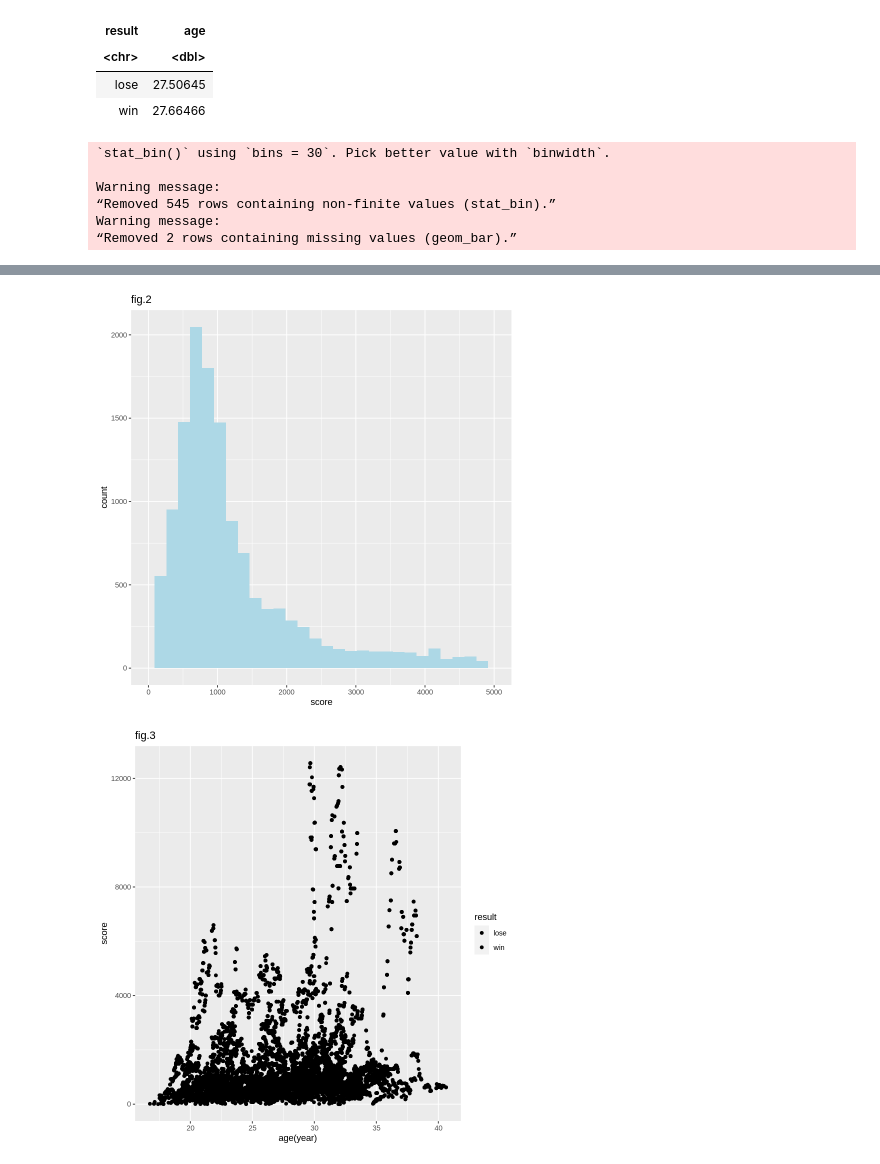
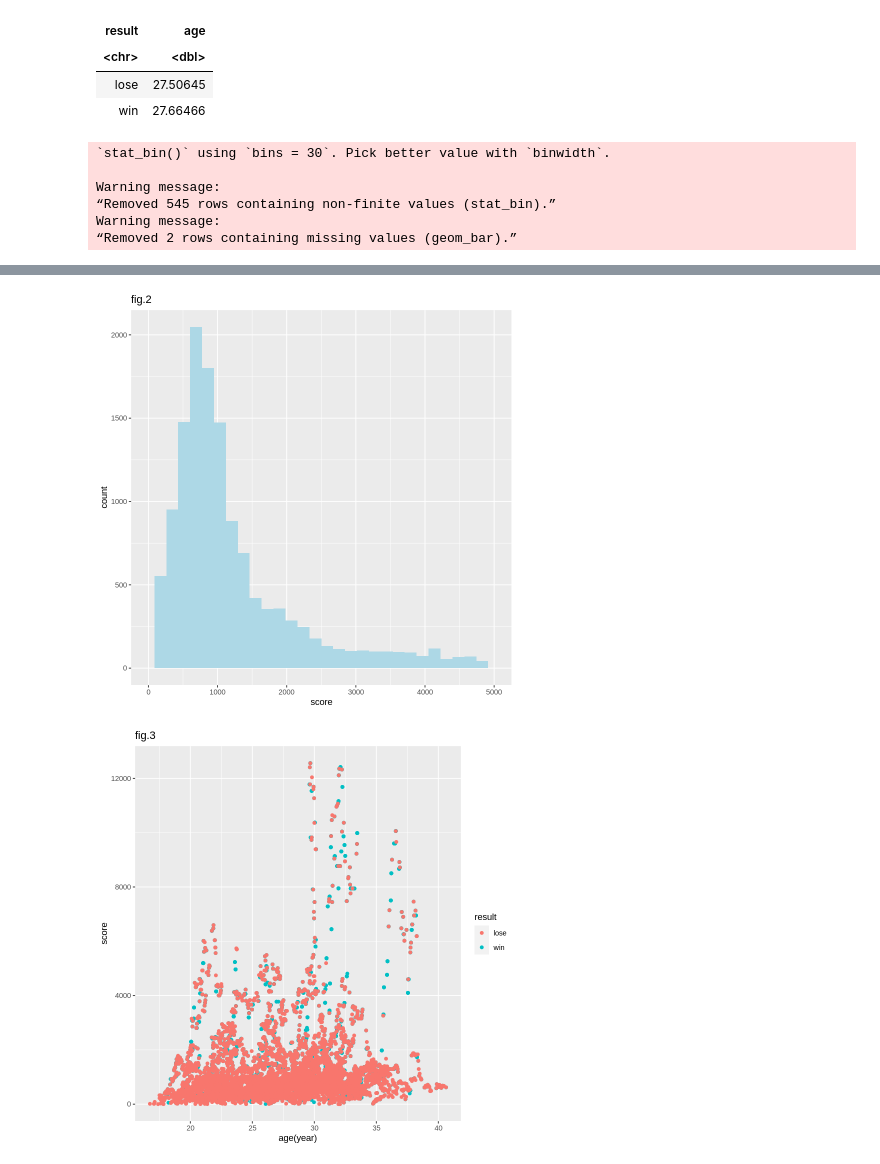
Before and after one commit to JianyiC/group54_work, a Jupyter notebook: proposal.ipynb, the cells around one changed output, grey strips where cells are left out. Drawn from its saved outputs; the diff is of its cells as text; code cells hidden in the pictures.

```diff
--- a/proposal.ipynb
+++ b/proposal.ipynb
@@ -135,30 +135,30 @@ A tibble: 2 × 2
 # %%
 train_plot_1 <- ggplot(predictor_mean1, aes(x = result, y = points, fill = result)) +
                 geom_bar(stat = "identity") +
                 labs(x = "result", y = "score") +
                 ggtitle("fig.1")
 train_plot_1
 
 
 train_plot_2 <- ggplot(combined_data , aes(x = points)) +
                       geom_histogram(fill = "lightblue") +
                 labs(x = "score") +
                 scale_x_continuous(limits=c(0, 5000)) +
                 ggtitle("fig.2")
 train_plot_2
 
-train_plot_3 <- ggplot(combined_data , aes(x = age, y = points,  = result)) +
+train_plot_3 <- ggplot(combined_data , aes(x = age, y = points, color = result)) +
                       geom_point() +
                 labs(x = "age(year)", y = "score") +
                 ggtitle("fig.3")
 train_plot_3
 # %% [output]
 `stat_bin()` using `bins = 30`. Pick better value with `binwidth`.
 
 Warning message:
 “Removed 545 rows containing non-finite values (stat_bin).”
 Warning message:
 “Removed 2 rows containing missing values (geom_bar).”
 [figure]
 [figure]
-[figure, old version]
+[figure, new version]
```
